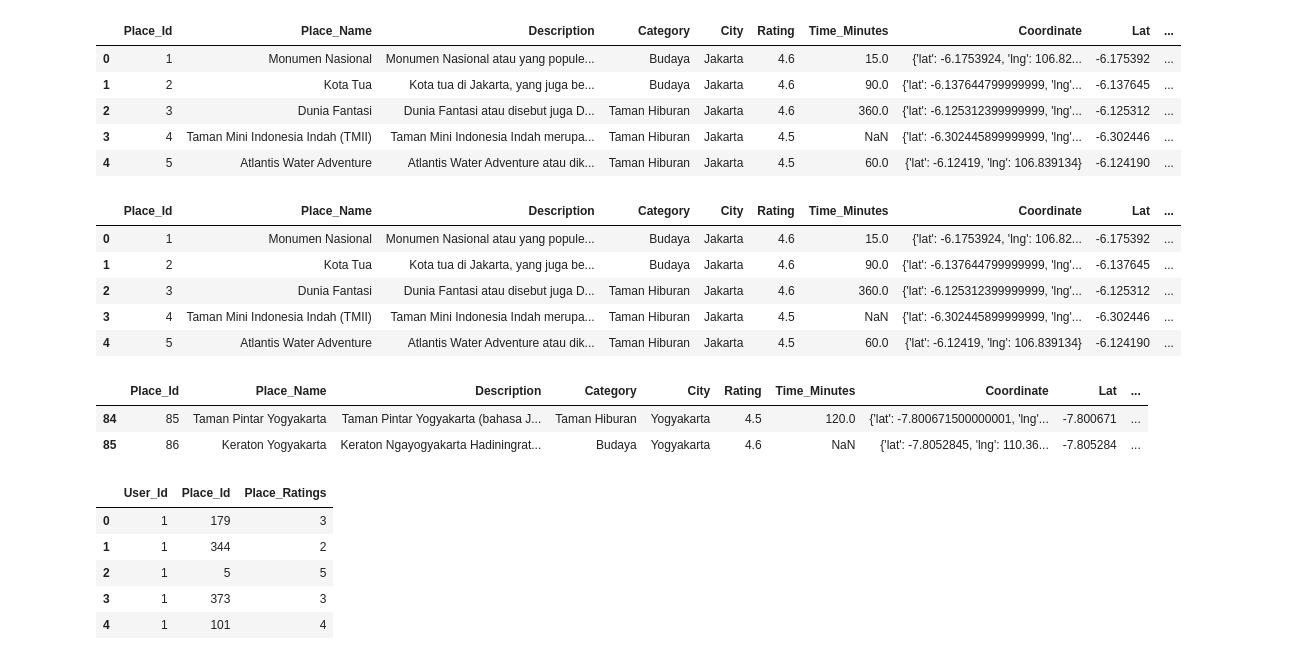
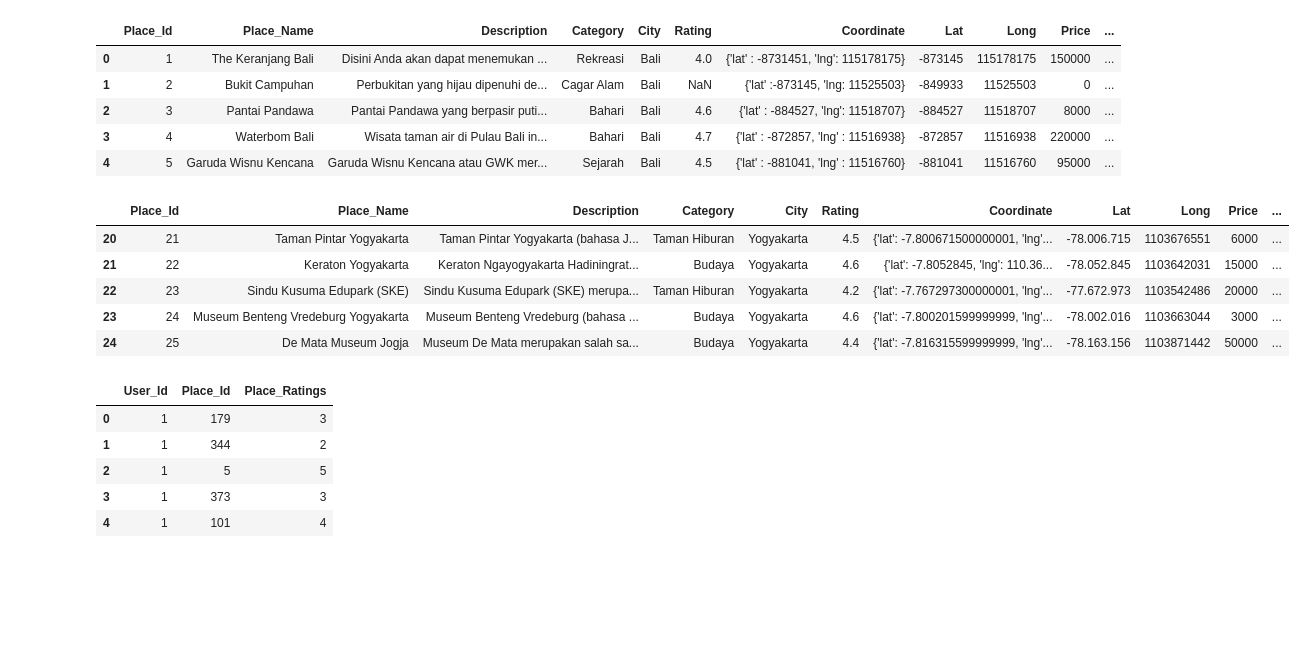
Before and after one commit to HondaString/C22-PS233-TravelKuy, a Jupyter notebook: ML/code/wisata/rekomendasi_sistem.ipynb, the cells around one changed output. Cells and saved outputs as stored; diff of their text form; code cells hidden in the pictures; blank space fills up the shorter version.

```diff
--- a/ML/code/wisata/rekomendasi_sistem.ipynb
+++ b/ML/code/wisata/rekomendasi_sistem.ipynb
@@ -25,37 +42,33 @@ warnings.filterwarnings('ignore')
 # %%
 # package = pd.read_csv('../../data/wisata/package_tourism.csv')
-rating = pd.read_csv('../../data/wisata/tourism_rating.csv')
-place = pd.read_csv('../../data/wisata/tourism_with_id.csv')
-user = pd.read_csv('../../data/wisata/user.csv')
+rating = pd.read_csv('../../data/yogyakarta/wisata/tourism_rating.csv')
+place = pd.read_csv('wisata.csv')
+user = pd.read_csv('../../data/yogyakarta/wisata/user.csv')
 # %%
 # Melihat gambaran data place
 
 place.head()
 # %% [output]
-|  | Place_Id | Place_Name | Description | Category | City | Rating | Time_Minutes | Coordinate | Lat | ... |
-| 0 | 1 | Monumen Nasional | Monumen Nasional atau yang popule... | Budaya | Jakarta | 4.6 | 15.0 | {'lat': -6.1753924, 'lng': 106.82... | -6.175392 | ... |
-| 1 | 2 | Kota Tua | Kota tua di Jakarta, yang juga be... | Budaya | Jakarta | 4.6 | 90.0 | {'lat': -6.137644799999999, 'lng'... | -6.137645 | ... |
-| 2 | 3 | Dunia Fantasi | Dunia Fantasi atau disebut juga D... | Taman Hiburan | Jakarta | 4.6 | 360.0 | {'lat': -6.125312399999999, 'lng'... | -6.125312 | ... |
-| 3 | 4 | Taman Mini Indonesia Indah (TMII) | Taman Mini Indonesia Indah merupa... | Taman Hiburan | Jakarta | 4.5 | NaN | {'lat': -6.302445899999999, 'lng'... | -6.302446 | ... |
-| 4 | 5 | Atlantis Water Adventure | Atlantis Water Adventure atau dik... | Taman Hiburan | Jakarta | 4.5 | 60.0 | {'lat': -6.12419, 'lng': 106.839134} | -6.124190 | ... |
+|  | Place_Id | Place_Name | Description | Category | City | Rating | Coordinate | Lat | Long | Price | ... |
+| 0 | 1 | The Keranjang Bali | Disini Anda akan dapat menemukan ... | Rekreasi | Bali | 4.0 | {'lat' : -8731451, 'lng': 115178175} | -873145 | 115178175 | 150000 | ... |
+| 1 | 2 | Bukit Campuhan | Perbukitan yang hijau dipenuhi de... | Cagar Alam | Bali | NaN | {'lat' :-873145, 'lng: 11525503} | -849933 | 11525503 | 0 | ... |
+| 2 | 3 | Pantai Pandawa | Pantai Pandawa yang berpasir puti... | Bahari | Bali | 4.6 | {'lat' : -884527, 'lng': 11518707} | -884527 | 11518707 | 8000 | ... |
+| 3 | 4 | Waterbom Bali | Wisata taman air di Pulau Bali in... | Bahari | Bali | 4.7 | {'lat' : -872857, 'lng' : 11516938} | -872857 | 11516938 | 220000 | ... |
+| 4 | 5 | Garuda Wisnu Kencana | Garuda Wisnu Kencana atau GWK mer... | Sejarah | Bali | 4.5 | {'lat' : -881041, 'lng' : 11516760} | -881041 | 11516760 | 95000 | ... |
 # %%
-# Membuang kolom yang tidak dipakai
+# # Membuang kolom yang tidak dipakai
 
-place = place.drop(['Unnamed: 11'],axis=1)
-place.head()
+# place = place.drop(['Image'],axis=1)
+# place.head()
-# %% [output]
-|  | Place_Id | Place_Name | Description | Category | City | Rating | Time_Minutes | Coordinate | Lat | ... |
-| 0 | 1 | Monumen Nasional | Monumen Nasional atau yang popule... | Budaya | Jakarta | 4.6 | 15.0 | {'lat': -6.1753924, 'lng': 106.82... | -6.175392 | ... |
-| 1 | 2 | Kota Tua | Kota tua di Jakarta, yang juga be... | Budaya | Jakarta | 4.6 | 90.0 | {'lat': -6.137644799999999, 'lng'... | -6.137645 | ... |
-| 2 | 3 | Dunia Fantasi | Dunia Fantasi atau disebut juga D... | Taman Hiburan | Jakarta | 4.6 | 360.0 | {'lat': -6.125312399999999, 'lng'... | -6.125312 | ... |
-| 3 | 4 | Taman Mini Indonesia Indah (TMII) | Taman Mini Indonesia Indah merupa... | Taman Hiburan | Jakarta | 4.5 | NaN | {'lat': -6.302445899999999, 'lng'... | -6.302446 | ... |
-| 4 | 5 | Atlantis Water Adventure | Atlantis Water Adventure atau dik... | Taman Hiburan | Jakarta | 4.5 | 60.0 | {'lat': -6.12419, 'lng': 106.839134} | -6.124190 | ... |
 # %%
 # Merubah data agar hanya dari Kota Bandung
 
 place = place[place['City']=='Yogyakarta']
-place.head(2)
+place.head()
 # %% [output]
-|  | Place_Id | Place_Name | Description | Category | City | Rating | Time_Minutes | Coordinate | Lat | ... |
-| 84 | 85 | Taman Pintar Yogyakarta | Taman Pintar Yogyakarta (bahasa J... | Taman Hiburan | Yogyakarta | 4.5 | 120.0 | {'lat': -7.800671500000001, 'lng'... | -7.800671 | ... |
-| 85 | 86 | Keraton Yogyakarta | Keraton Ngayogyakarta Hadiningrat... | Budaya | Yogyakarta | 4.6 | NaN | {'lat': -7.8052845, 'lng': 110.36... | -7.805284 | ... |
+|  | Place_Id | Place_Name | Description | Category | City | Rating | Coordinate | Lat | Long | Price | ... |
+| 20 | 21 | Taman Pintar Yogyakarta | Taman Pintar Yogyakarta (bahasa J... | Taman Hiburan | Yogyakarta | 4.5 | {'lat': -7.800671500000001, 'lng'... | -78.006.715 | 1103676551 | 6000 | ... |
+| 21 | 22 | Keraton Yogyakarta | Keraton Ngayogyakarta Hadiningrat... | Budaya | Yogyakarta | 4.6 | {'lat': -7.8052845, 'lng': 110.36... | -78.052.845 | 1103642031 | 15000 | ... |
+| 22 | 23 | Sindu Kusuma Edupark (SKE) | Sindu Kusuma Edupark (SKE) merupa... | Taman Hiburan | Yogyakarta | 4.2 | {'lat': -7.767297300000001, 'lng'... | -77.672.973 | 1103542486 | 20000 | ... |
+| 23 | 24 | Museum Benteng Vredeburg Yogyakarta | Museum Benteng Vredeburg (bahasa ... | Budaya | Yogyakarta | 4.6 | {'lat': -7.800201599999999, 'lng'... | -78.002.016 | 1103663044 | 3000 | ... |
+| 24 | 25 | De Mata Museum Jogja | Museum De Mata merupakan salah sa... | Budaya | Yogyakarta | 4.4 | {'lat': -7.816315599999999, 'lng'... | -78.163.156 | 1103871442 | 50000 | ... |
```
Also changed, not shown: parts of 20 cells of this notebook.
